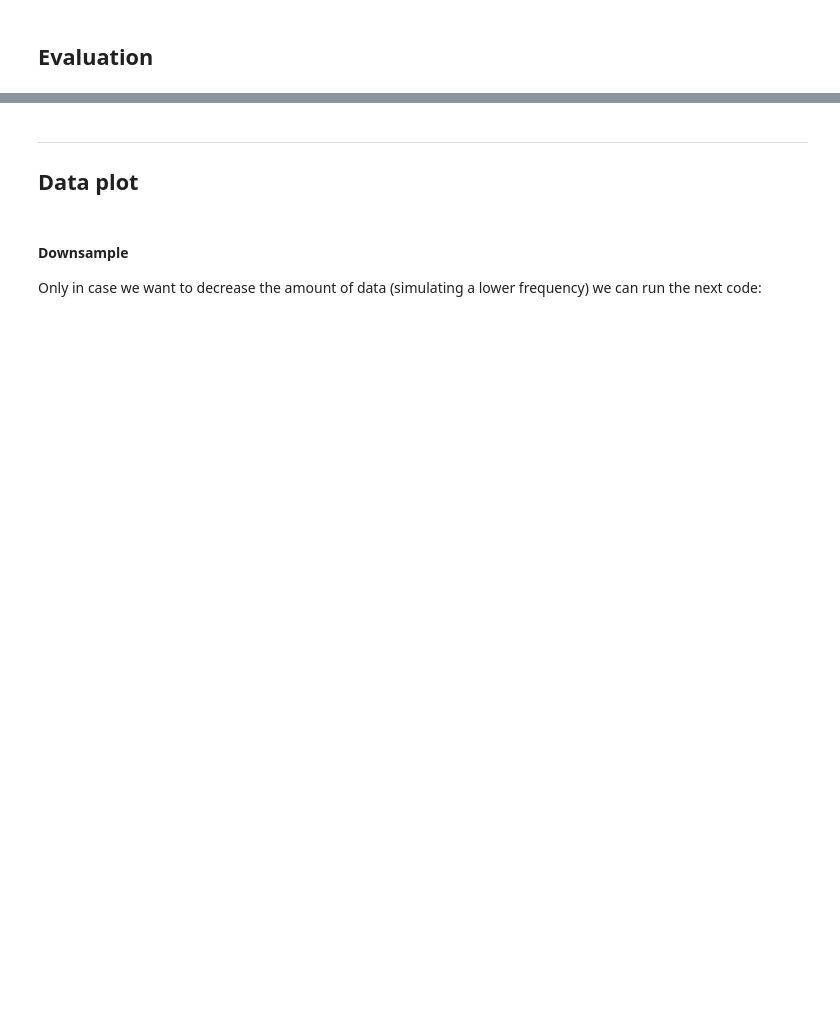
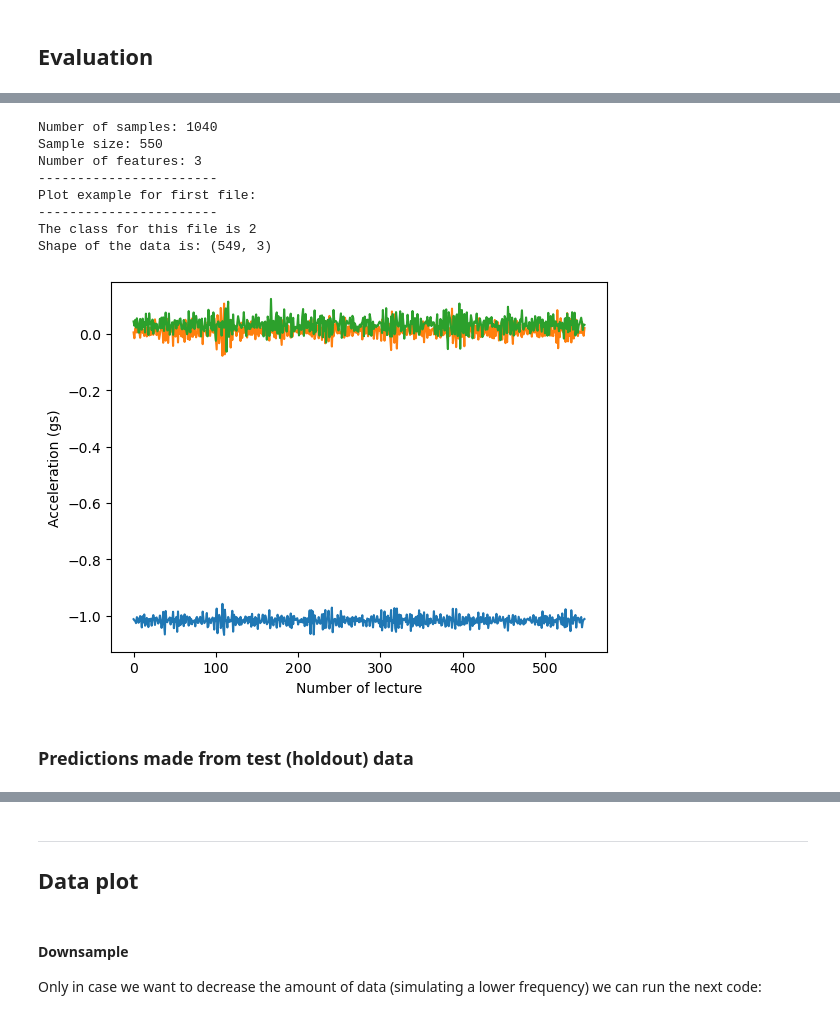
Before and after one commit to juamonsan/STEVAL-MKSBOX1V1_Dataset_creator, a Jupyter notebook: 3-Neural_Network_training(multi).ipynb, the cells around one changed output, grey strips where cells are left out. Drawn from its saved outputs; the diff is of its cells as text; code cells hidden in the pictures; blank space fills up the shorter version.

```diff
--- a/3-Neural_Network_training(multi).ipynb
+++ b/3-Neural_Network_training(multi).ipynb
@@ -340,0 +418,9 @@ pred
+# %%
+#Select sensor csv folder:
+
+# Create and display a FileChooser widget
+fc_test = FileChooser('./')
+fc_test.show_only_dirs=True
+print("------------------------------\nSELECT TEST DATA SENSOR FOLDER\n------------------------------")
+display(fc_test)
+print("------------------------------\n")
@@ -340,0 +433,50 @@ pred
+# %%
+if fc.selected_path==None:
+    print("No folder specified!! Using validation data as test data...")
+    TestDataX=X_test
+    TestDataY=y_test
+else:
+    full_path_test = fc_test.selected_path
+
+    Current_file_path_test = os.path.join(full_path_test,os.listdir(full_path_test)[0])
+
+    Current_file_test = open(Current_file_path_test) # Open first file for counting rows
+
+    num_samples_test= len(os.listdir(full_path_test)) #number of .csv files in total
+    tam_samples_test= len(Current_file_test.readlines())#number of lectures in a window sample (rows in each .csv)
+    num_features_test = 3 #axis number (3 for accel) TODO: read column number from the file
+
+    print("Number of samples: {}\nSample size: {}\nNumber of features: {}".format(num_samples,tam_samples,num_features))
+    print("-----------------------\nPlot example for first file:\n-----------------------")
+
+    file_class_test=int(Current_file_path_test[-6:-4])-1 # Class is in the filename, at the end, just before file extension
+    print("The class for this file is {}".format(file_class_test))
+
+    plot_record(Current_file_path, 'Number of lecture', 'Acceleration (gs)')
+
+    Current_file_test.close() # Close file
+
+    TestDataX=np.empty([num_samples, tam_samples, num_features]) # Empty numpy array we will fill with data from .csv files
+    TestDataY=np.empty([num_samples])
+
+    for i in range (num_samples):
+        Current_file_path = os.path.join(full_path,os.listdir(full_path)[i])
+        Current_CSV=np.genfromtxt (Current_file_path, delimiter=",")
+        TestDataX[i]=Current_CSV
+
+        file_class=int(Current_file_path[-6:-4])
+        TestDataY[i]=file_class-1 #first class is class 1, but now we start from 0
+
+    TestDataY = to_categorical(TestDataY)
+# %% [output]
+Number of samples: 1040
+Sample size: 550
+Number of features: 3
+-----------------------
+Plot example for first file:
+-----------------------
+The class for this file is 2
+Shape of the data is: (549, 3)
+[figure, added]
+# %% [markdown]
+### Predictions made from test (holdout) data
```
Also changed, not shown: parts of 22 cells of this notebook, 1 other file.
